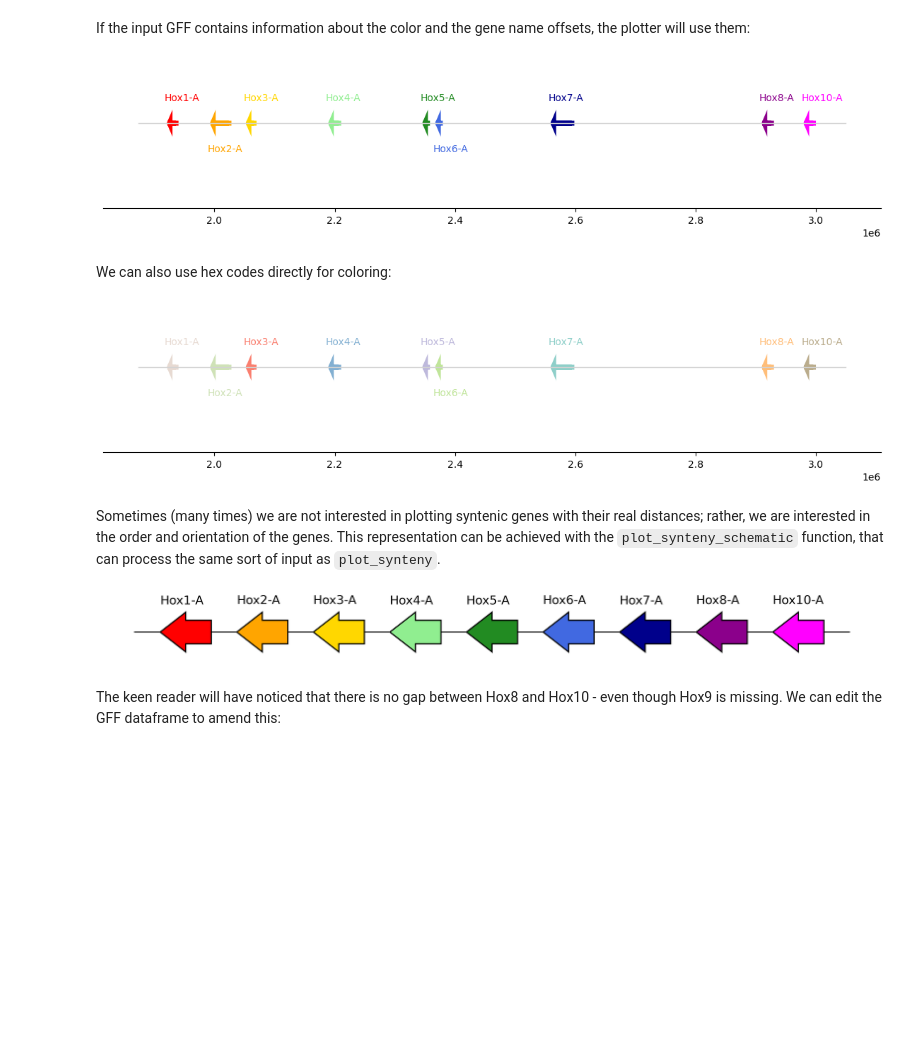
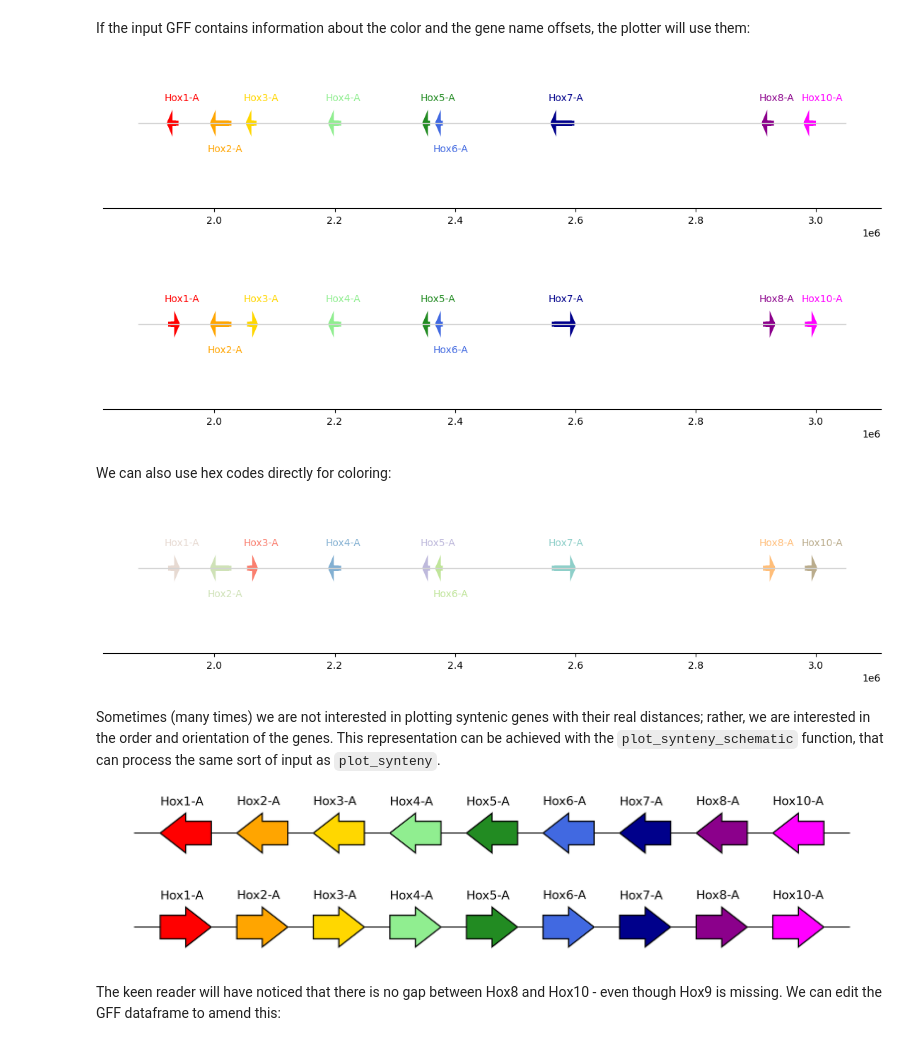
Before and after one commit to galicae/geneorder, a Jupyter notebook: nbs/00_core.ipynb, the cells around one changed output. Saved outputs shown, nothing was run; the diff lists cells and outputs as text; code cells hidden in the pictures; blank space fills up the shorter version.

```diff
--- a/nbs/00_core.ipynb
+++ b/nbs/00_core.ipynb
@@ -111,10 +111,17 @@ def plot_synteny(
         else:
             offset = gene_name_offset
 
+        if gene["strand"] == "-":
+            arrow_from = end
+            arrow_to = start - end - 1000
+        else:
+            arrow_from = start
+            arrow_to = end - start + 1000
+
         ax.arrow(
-            end,
+            arrow_from,
             0,
-            start - end - 1000,
+            arrow_to,
             0,
             head_width=0.05,
             head_length=1000,
@@ -169,8 +176,11 @@ hox["color"] = [
 hox["offset"] = [0.02, -0.025, 0.02, 0.02, 0.02, -0.025, 0.02, 0.02, 0.02]
 # %%
 plot_synteny(hox, figsize=(11, 2))
+hox["strand"] = ["+", "-", "+", "-", "-", "-", "+", "+", "+"]
+plot_synteny(hox, figsize=(11, 2))
 # %% [output]
 [figure]
+[figure, added]
 # %% [markdown]
 We can also use hex codes directly for coloring:
 # %%
@@ -188,7 +198,7 @@ hox["color"] = [
 # %%
 plot_synteny(hox, figsize=(11, 2), palette=None)
 # %% [output]
-[figure, old version]
+[figure, new version]
 # %%
 # | export
 
@@ -321,8 +339,11 @@ achieved with the `plot_synteny_schematic` function, that can process the same s
 `plot_synteny`.
 # %%
 plot_synteny_schematic(hox)
+hox["strand"] = "+"
+plot_synteny_schematic(hox)
 # %% [output]
 [figure]
+[figure, added]
 # %% [markdown]
 The keen reader will have noticed that there is no gap between Hox8 and Hox10 - even though Hox9 is
 missing. We can edit the GFF dataframe to amend this:
```
Also changed, not shown: parts of 2 cells of this notebook, 6 other files.
